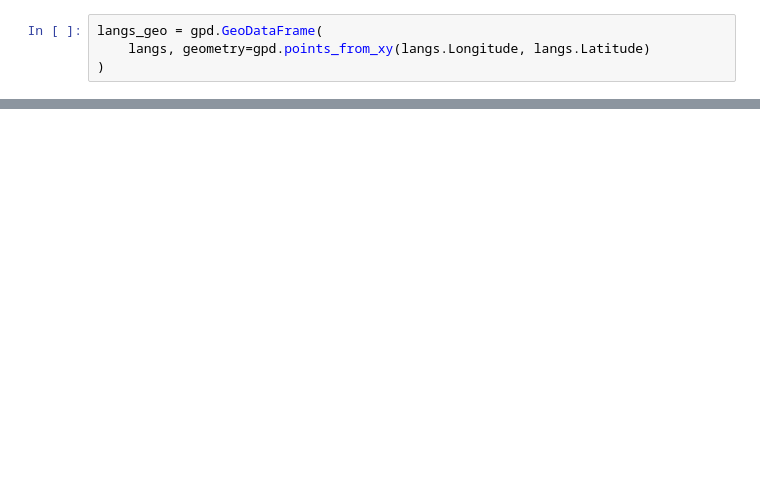
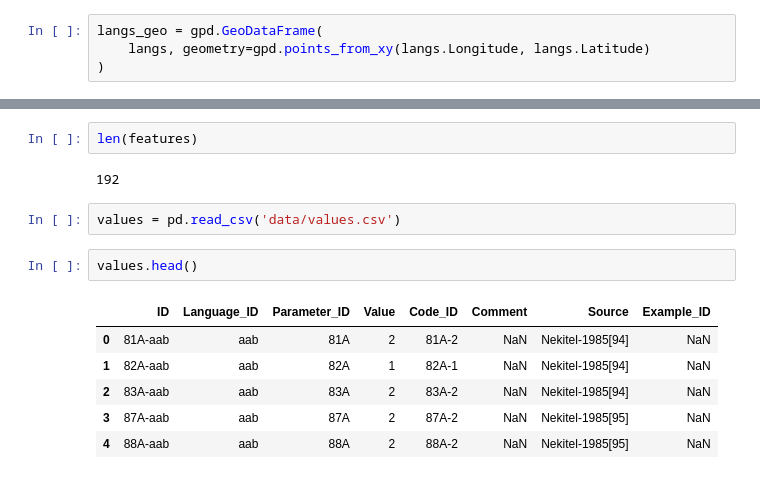
Before and after one commit to def-gthill/sils, a Jupyter notebook: cluster.ipynb, the cells around one changed output, grey strips where cells are left out. Cells and saved outputs as stored; diff of their text form; blank space fills up the shorter version.

```diff
--- a/cluster.ipynb
+++ b/cluster.ipynb
@@ -18,0 +50,15 @@ plt.show()
+# %%
+len(features)
+# %% [output]
+192
+# %%
+values = pd.read_csv('data/values.csv')
+# %%
+values.head()
+# %% [output]
+|  | ID | Language_ID | Parameter_ID | Value | Code_ID | Comment | Source | Example_ID |
+| 0 | 81A-aab | aab | 81A | 2 | 81A-2 | NaN | Nekitel-1985[94] | NaN |
+| 1 | 82A-aab | aab | 82A | 1 | 82A-1 | NaN | Nekitel-1985[94] | NaN |
+| 2 | 83A-aab | aab | 83A | 2 | 83A-2 | NaN | Nekitel-1985[94] | NaN |
+| 3 | 87A-aab | aab | 87A | 2 | 87A-2 | NaN | Nekitel-1985[95] | NaN |
+| 4 | 88A-aab | aab | 88A | 2 | 88A-2 | NaN | Nekitel-1985[95] | NaN |
```
Also changed, not shown: parts of 7 cells of this notebook, 1 other file.
